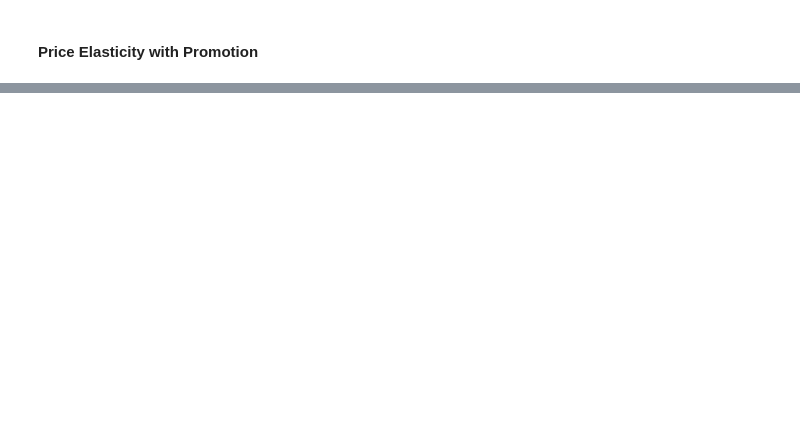
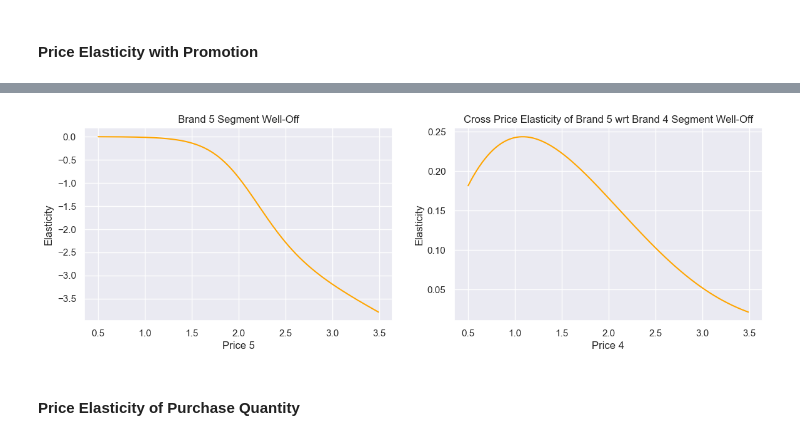
Before and after one commit to Mega-Barrel/customer_analytics, a Jupyter notebook: modelling_purchase_incidence.ipynb, the cells around one changed output, grey strips where cells are left out. Saved outputs shown, nothing was run; the diff lists cells and outputs as text; code cells hidden in the pictures; blank space fills up the shorter version.

```diff
--- a/modelling_purchase_incidence.ipynb
+++ b/modelling_purchase_incidence.ipynb
@@ -320,0 +430,14 @@ Feature names unseen at fit time:
+# %%
+# Calculating own-brand price elasticity for brand 5 and the Well-off segment.
+df_own_brand_5_s3 = pd.DataFrame(index = np.arange(price_range.size))
+df_own_brand_5_s3['Price_1'] = brand_choice_s3['Price_1'].mean()
+df_own_brand_5_s3['Price_2'] = brand_choice_s3['Price_2'].mean()
+df_own_brand_5_s3['Price_3'] = brand_choice_s3['Price_3'].mean()
+df_own_brand_5_s3['Price_4'] = brand_choice_s3['Price_4'].mean()
+df_own_brand_5_s3['Price_5'] = price_range
+
+predict_own_brand_5_s3 = model_brand_choice_s3.predict_proba(df_own_brand_5_s3)
+pr_own_brand_5_s3 = predict_own_brand_5_s3[: ][: , 4]
+
+own_price_elasticity_brand_5_s3 =  beta5 * price_range * (1 - pr_own_brand_5_s3)
+df_price_elasticities['Brand 5 S3'] = own_price_elasticity_brand_5_s3
@@ -320,0 +446,17 @@ Feature names unseen at fit time:
+# %%
+# Calculating cross-brand price elasticity for brand 5 with respect to brand 4 for the Well-off segment.
+df_brand5_cross_brand4_s3 = pd.DataFrame(index = np.arange(price_range.size))
+df_brand5_cross_brand4_s3['Price_1'] = brand_choice_s3['Price_1'].mean()
+df_brand5_cross_brand4_s3['Price_2'] = brand_choice_s3['Price_2'].mean()
+df_brand5_cross_brand4_s3['Price_3'] = brand_choice_s3['Price_3'].mean()
+df_brand5_cross_brand4_s3['Price_4'] = price_range
+df_brand5_cross_brand4_s3['Price_5'] = brand_choice_s3['Price_5'].mean()
+
+predict_brand5_cross_brand4_s3 = model_brand_choice_s3.predict_proba(df_brand5_cross_brand4_s3)
+pr_cross_brand_5_s3 = predict_brand5_cross_brand4_s3[: ][: , 3]
+
+# Update master data frame to include the newly obtained cross-brand price elasticities.
+brand5_cross_brand4_price_elasticity_s3 = -beta5 * price_range * pr_cross_brand_5_s3
+df_price_elasticities['Brand_5_Cross_Brand_4_S3'] = brand5_cross_brand4_price_elasticity_s3
+pd.options.display.max_rows = None
+df_price_elasticities
@@ -320,0 +481,17 @@ Feature names unseen at fit time:
+# %%
+# Using a figure with axes we plot the own brand and cross-brand price elasticities for brand 5 cross brand 4 side by side.
+fig, axs = plt.subplots(1, 2, figsize = (14, 4))
+axs[0].plot(price_range, own_price_elasticity_brand_5_s3, color = 'orange')
+axs[0].set_title('Brand 5 Segment Well-Off')
+axs[0].set_xlabel('Price 5')
+
+axs[1].plot(price_range, brand5_cross_brand4_price_elasticity_s3, color = 'orange')
+axs[1].set_title('Cross Price Elasticity of Brand 5 wrt Brand 4 Segment Well-Off')
+axs[1].set_xlabel('Price 4')
+
+for ax in axs.flat:
+    ax.set(ylabel = 'Elasticity')
+# %% [output]
+[figure, added]
+# %% [markdown]
+#### Price Elasticity of Purchase Quantity
```
Also changed, not shown: parts of 74 cells of this notebook.
